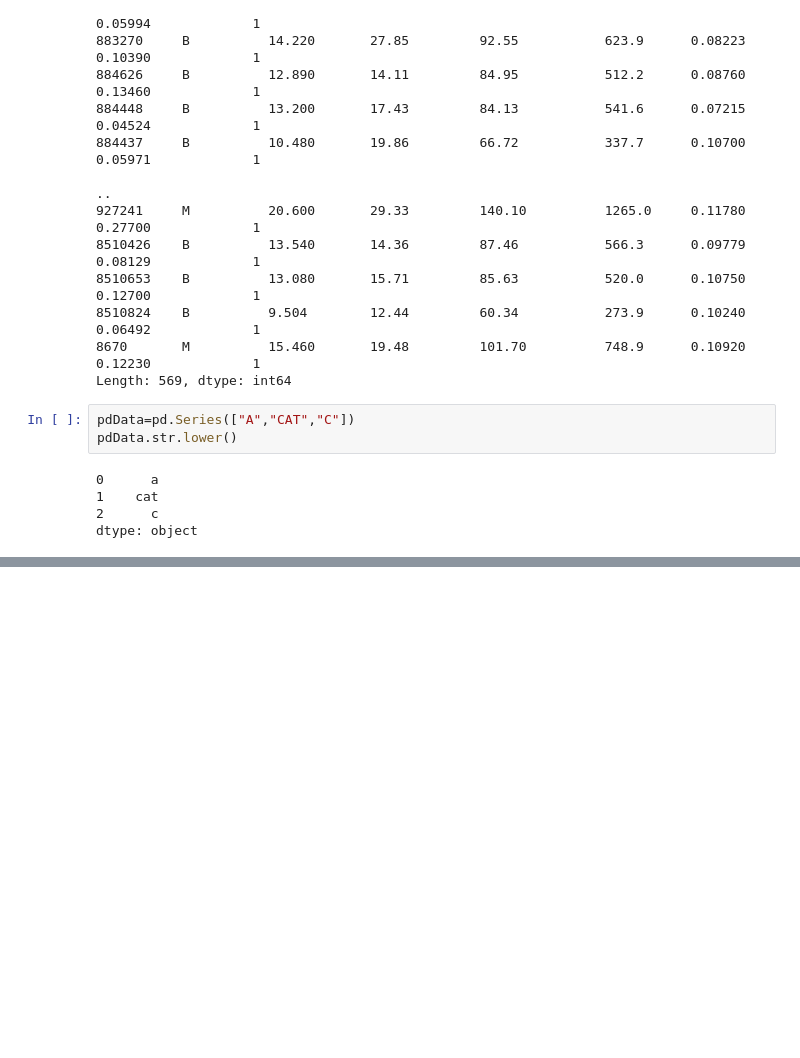
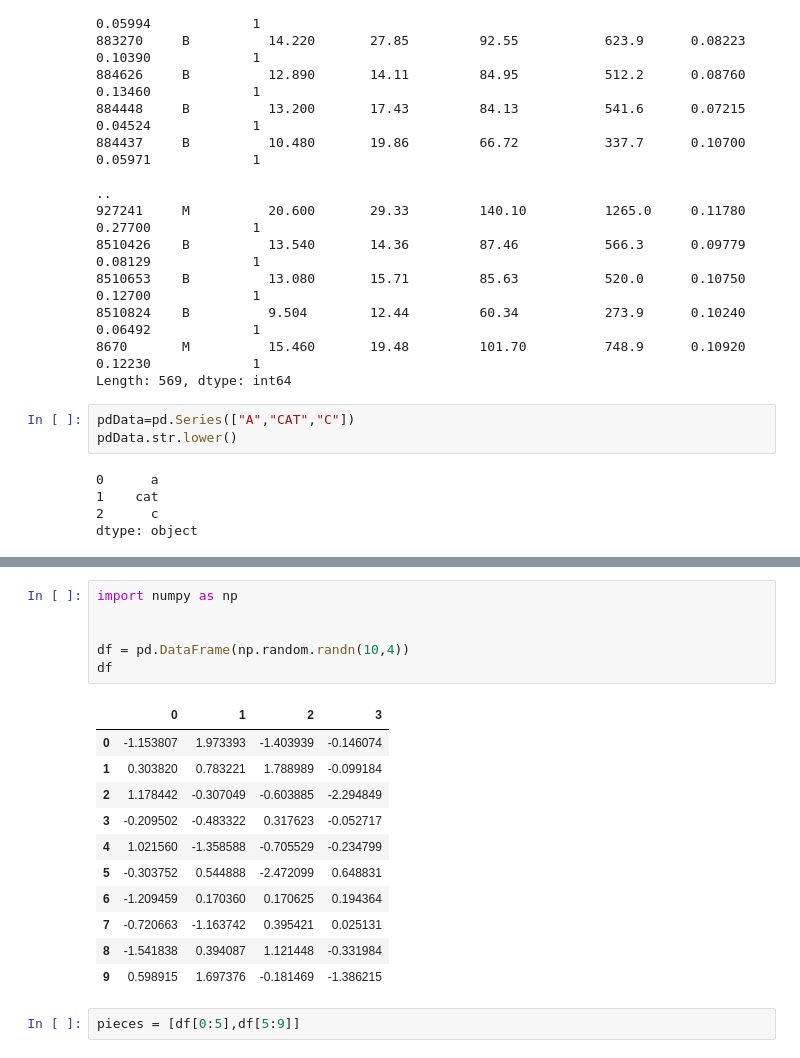
Before and after one commit to a-forty-two/COG-02082021, a Jupyter notebook: Pandas.ipynb, the cells around one changed output, grey strips where cells are left out. Saved outputs shown, nothing was run; the diff lists cells and outputs as text; blank space fills up the shorter version.

```diff
--- a/Pandas.ipynb
+++ b/Pandas.ipynb
@@ -216,0 +232,20 @@ dtype: object
+# %%
+import numpy as np
+
+
+df = pd.DataFrame(np.random.randn(10,4))
+df
+# %% [output]
+|  | 0 | 1 | 2 | 3 |
+| 0 | -1.153807 | 1.973393 | -1.403939 | -0.146074 |
+| 1 | 0.303820 | 0.783221 | 1.788989 | -0.099184 |
+| 2 | 1.178442 | -0.307049 | -0.603885 | -2.294849 |
+| 3 | -0.209502 | -0.483322 | 0.317623 | -0.052717 |
+| 4 | 1.021560 | -1.358588 | -0.705529 | -0.234799 |
+| 5 | -0.303752 | 0.544888 | -2.472099 | 0.648831 |
+| 6 | -1.209459 | 0.170360 | 0.170625 | 0.194364 |
+| 7 | -0.720663 | -1.163742 | 0.395421 | 0.025131 |
+| 8 | -1.541838 | 0.394087 | 1.121448 | -0.331984 |
+| 9 | 0.598915 | 1.697376 | -0.181469 | -1.386215 |
+# %%
+pieces = [df[0:5],df[5:9]]
```
Also changed, not shown: parts of 2 cells of this notebook.
